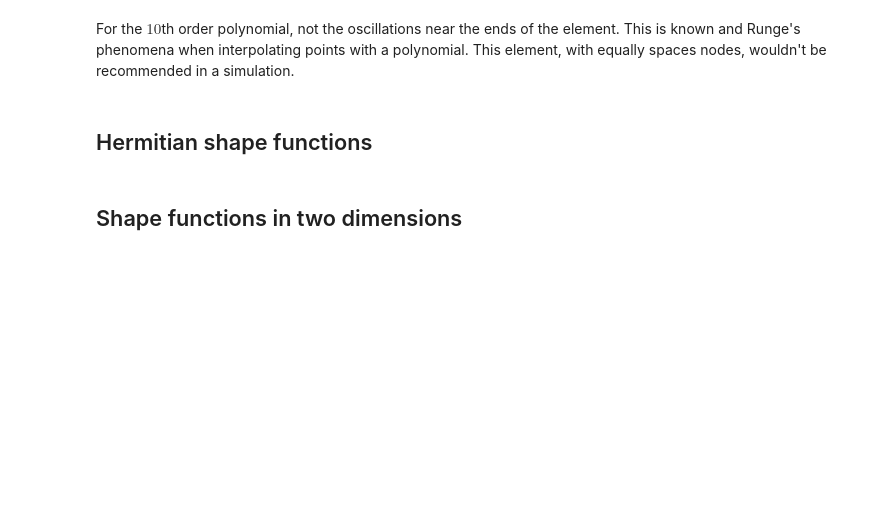
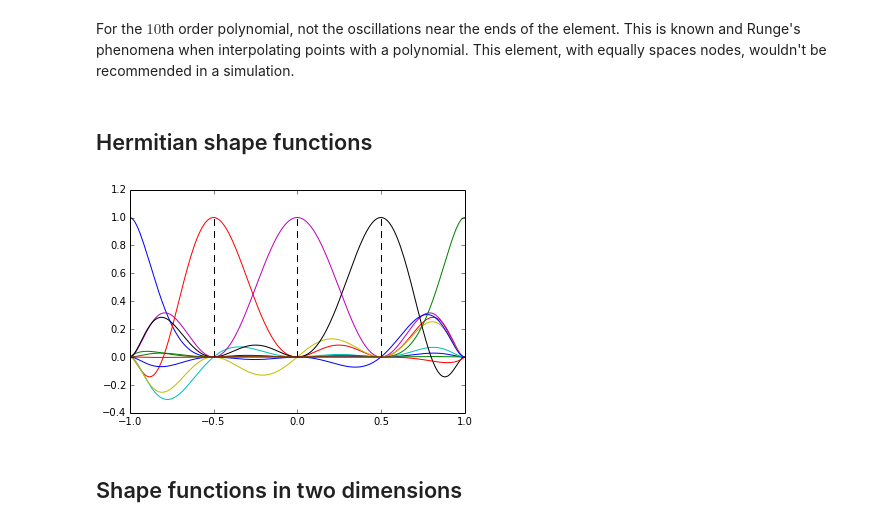
Before and after one commit to garth-wells/notebooks-3D7, a Jupyter notebook: notebooks/ShapeFunctions.ipynb, the cells around one changed output. Saved outputs shown, nothing was run; the diff lists cells and outputs as text; code cells hidden in the pictures; blank space fills up the shorter version.

Commit message:
Add Hermitian Shape Functions

```diff
--- a/notebooks/ShapeFunctions.ipynb
+++ b/notebooks/ShapeFunctions.ipynb
@@ -120,5 +128,42 @@ plot_lagrange(10)
 For the $10$th order polynomial, not the oscillations near the ends of the element. This is known and Runge's phenomena when interpolating points with a polynomial. This element, with equally spaces nodes, wouldn't be recommended in a simulation.
 # %% [markdown]
 ## Hermitian shape functions
+# %%
+def construct_hermitian_matrix(n, x):
+    matrix = np.zeros(n)
+    k = 0;
+    for i in x:
+        row = []
+        for j in range(n,0,-1):
+            row.extend([i**(j-1)])
+        matrix = np.vstack((matrix, row))
+        row = []
+        for j in range(n,0,-1):
+            if j==1:
+                row.extend([0])
+            else:
+                row.extend([(j-1)*i**(j-2)])
+        matrix = np.vstack((matrix, row))
+
+    matrix = matrix[1:, 0:]
+    return matrix
+# %%
+def plot_hametian(n):
+    x_n = np.linspace(-1.0, 1.0, n)
+    A = construct_hermitian_matrix(2*n, x_n)
+
+    for i in range(2*n):
+        f = np.zeros(2*n)
+        f[i] = 1
+        c = np.linalg.solve(A,f)
+        x = np.linspace(-1.0, 1.0, 200)
+        p = np.poly1d(c)
+        plt.plot((x_n, x_n), (0.0, 1.0), '--', color='k');
+        N = p(x)
+        plt.plot(x, N)
+# %%
+plot_hametian(5)
+# %% [output]
+[figure, added]
 # %% [markdown]
 ## Shape functions in two dimensions
```
Also changed, not shown: parts of 3 cells of this notebook.
